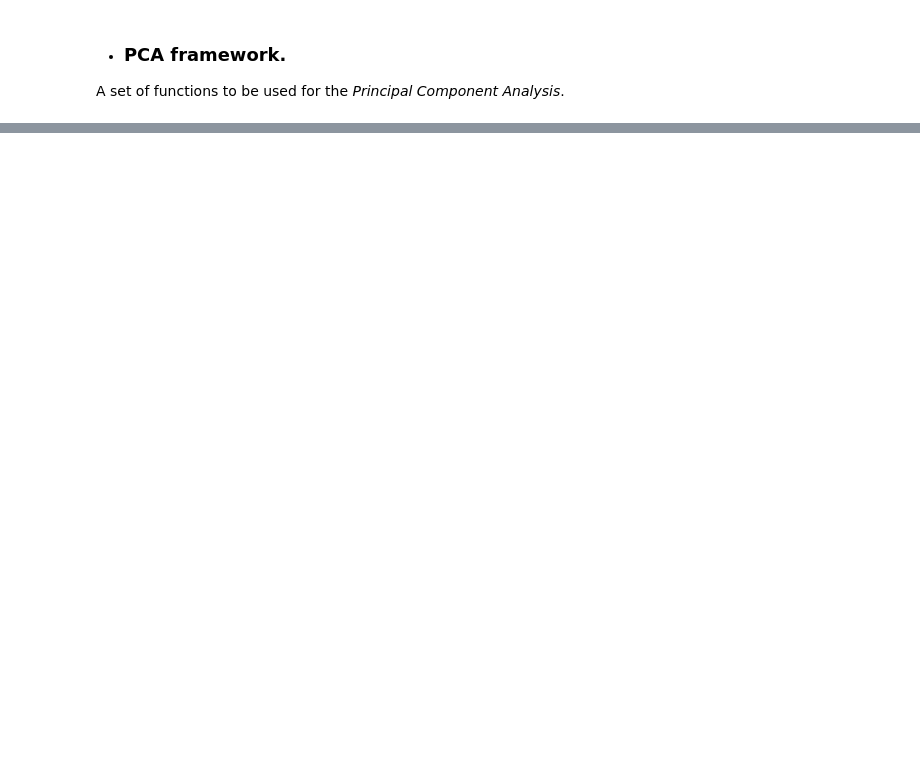
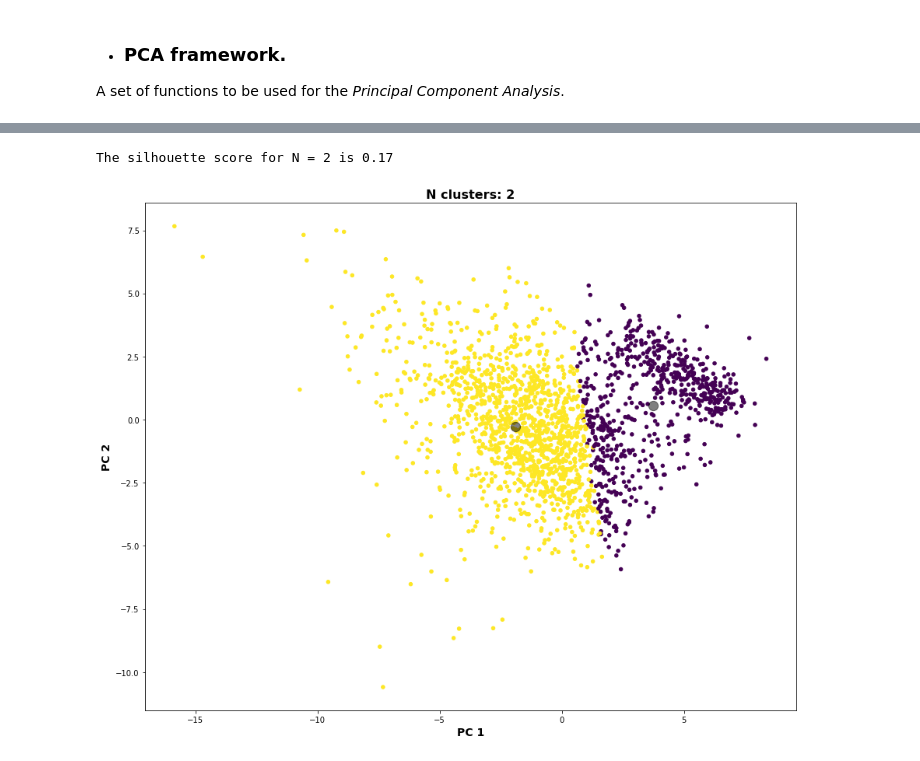
Before and after one commit to YarkoKhamar/DAProject, a Jupyter notebook: PcaClusteringGeneral.ipynb, the cells around one changed output, grey strips where cells are left out. Saved outputs shown, nothing was run; the diff lists cells and outputs as text; code cells hidden in the pictures; blank space fills up the shorter version.

```diff
--- a/PcaClusteringGeneral.ipynb
+++ b/PcaClusteringGeneral.ipynb
@@ -166,2 +253,34 @@ keepersPca = pcaPerform(keepersDf, scaling=35)
+# %%
+normDf = keepersPca[0]
+xs, ys = keepersPca[1], keepersPca[2]
+eigvecs = keepersPca[3]
+
+
+## Commented out since it executes for a long time;
+#  -----------------------------------------------;
+
+# silhScores = []
+
+# for n in range(2, 20):
+#     silh = performKMeans(normDf, n)[2]
+#     silhScores.append(silh)
+
+# bestN = np.argmax(silhScores) + 2
+
+# print ("The best number of clusters is {0} with the silhouette score {1:1.2f}."\
+#        .format(bestN, silhScores[bestN - 2]))
+#  -----------------------------------------------;
+
+nClust = 2 # bestN
+
+yKmeans, centers, silh = performKMeans(normDf, nClust)
+cxs, cys = pcaProjection(centers, eigvecs)
+
+plotClustersFP((xs, ys), (cxs, cys), yKmeans)
+
+print ("The silhouette score for N = {0} is {1:1.2f}".format(nClust, silh))
+# %% [output]
+The silhouette score for N = 2 is 0.17
+[figure, added]
 # %% [markdown]
 ### Preliminary conclusions:
```
Also changed, not shown: parts of 33 cells of this notebook.
